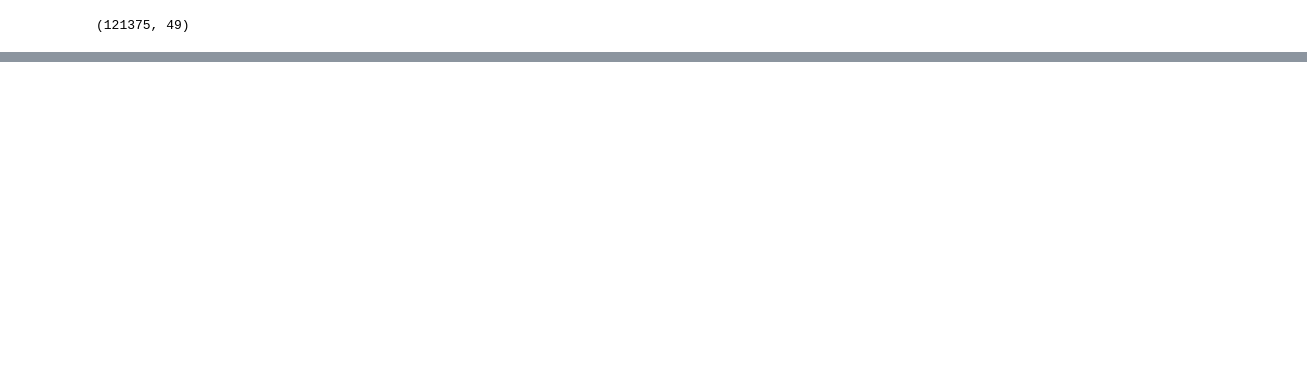
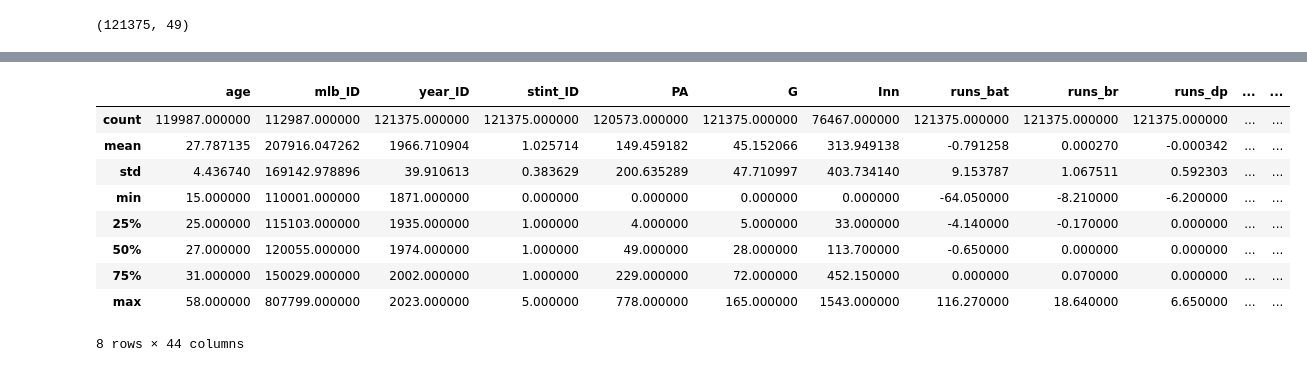
Before and after one commit to MemoGJ/Hector_G_Capstone, a Jupyter notebook: EDA_draft.ipynb, the cells around one changed output, grey strips where cells are left out. Cells and saved outputs as stored; diff of their text form; code cells hidden in the pictures; blank space fills up the shorter version.

Commit message:
More datasets and wrangling

```diff
--- a/EDA_draft.ipynb
+++ b/EDA_draft.ipynb
@@ -4,4 +7,5 @@ import numpy as np
 import matplotlib.pyplot as plt
 import seaborn as sns
 # %%
-df = pd.read_csv('war_daily_bat.csv')
+# Loa
+df = pd.read_csv('datasets/war_daily_bat.csv')
@@ -70,0 +81,14 @@ TB_lg
+# %%
+# Summary statistics for all numerical columns
+df.describe()
+# %% [output]
+|  | age | mlb_ID | year_ID | stint_ID | PA | G | Inn | runs_bat | runs_br | runs_dp | ... | ... |
+| count | 119987.000000 | 112987.000000 | 121375.000000 | 121375.000000 | 120573.000000 | 121375.000000 | 76467.000000 | 121375.000000 | 121375.000000 | 121375.000000 | ... | ... |
+| mean | 27.787135 | 207916.047262 | 1966.710904 | 1.025714 | 149.459182 | 45.152066 | 313.949138 | -0.791258 | 0.000270 | -0.000342 | ... | ... |
+| std | 4.436740 | 169142.978896 | 39.910613 | 0.383629 | 200.635289 | 47.710997 | 403.734140 | 9.153787 | 1.067511 | 0.592303 | ... | ... |
+| min | 15.000000 | 110001.000000 | 1871.000000 | 0.000000 | 0.000000 | 0.000000 | 0.000000 | -64.050000 | -8.210000 | -6.200000 | ... | ... |
+| 25% | 25.000000 | 115103.000000 | 1935.000000 | 1.000000 | 4.000000 | 5.000000 | 33.000000 | -4.140000 | -0.170000 | 0.000000 | ... | ... |
+| 50% | 27.000000 | 120055.000000 | 1974.000000 | 1.000000 | 49.000000 | 28.000000 | 113.700000 | -0.650000 | 0.000000 | 0.000000 | ... | ... |
+| 75% | 31.000000 | 150029.000000 | 2002.000000 | 1.000000 | 229.000000 | 72.000000 | 452.150000 | 0.000000 | 0.070000 | 0.000000 | ... | ... |
+| max | 58.000000 | 807799.000000 | 2023.000000 | 5.000000 | 778.000000 | 165.000000 | 1543.000000 | 116.270000 | 18.640000 | 6.650000 | ... | ... |
+8 rows × 44 columns
```
Also changed, not shown: parts of 44 cells of this notebook, 13 other files.
